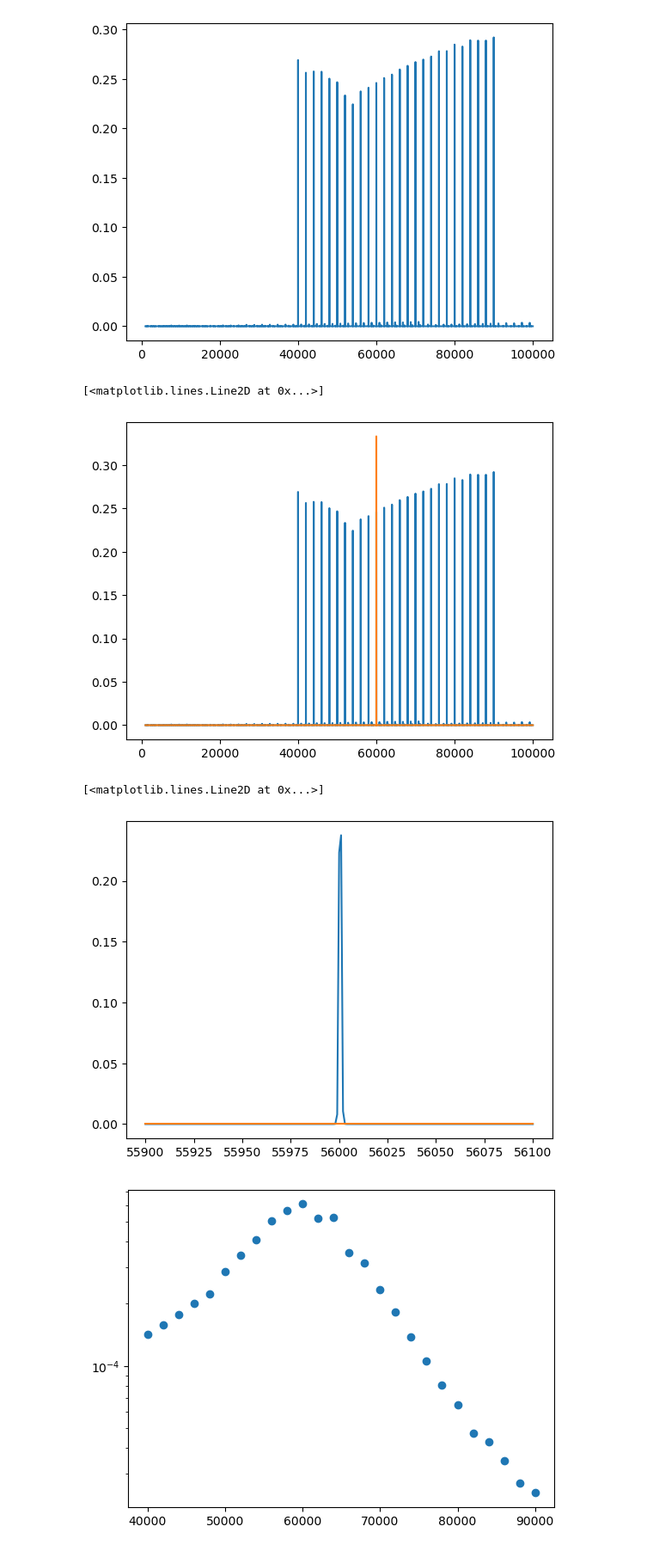
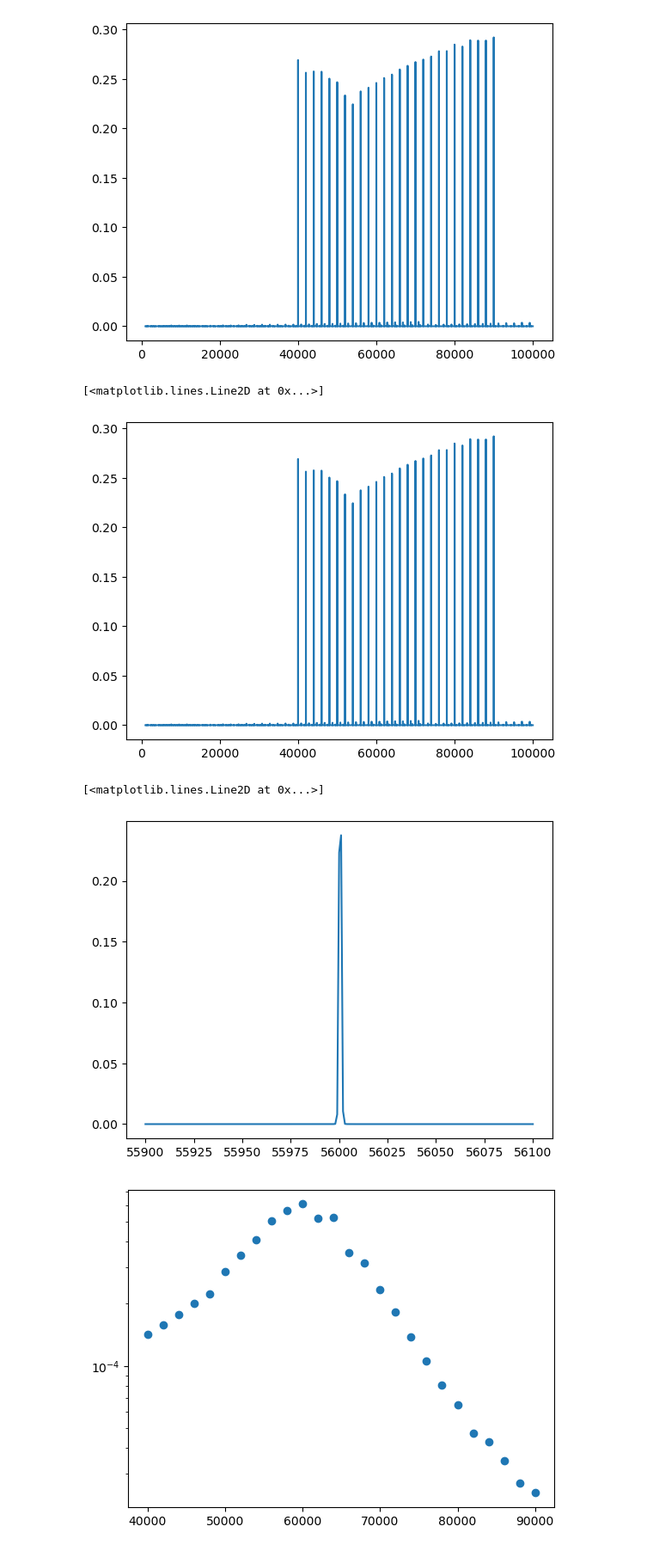
Before and after one commit to tompenny/SIMPLE_MASTQG_diamond, a Jupyter notebook: Particle Mass.ipynb, the cells around one changed output. Shown: that part at 86% size. Saved outputs shown, nothing was run; the diff lists cells and outputs as text; code cells hidden in the pictures.

```diff
--- a/Particle Mass.ipynb
+++ b/Particle Mass.ipynb
@@ -7,7 +7,7 @@ import scipy.optimize as opt
 import analysis_utils as au
 import importlib
 # %%
-filename = 'D:/Lab Data/diamond/240521/Mass/Particle 1/'
+filename = 'D:/Lab Data/diamond/240521/Mass/Particle 4/'
 data = sio.loadmat(filename + 'NoChargeNoDrive.mat')
 tt_ncnd = np.transpose(data['D'])[0]
 fs_ncnd = int(1/data['Tinterval'][0][0])
@@ -149,19 +149,19 @@ lb = int(nps_frac*1000)
 ub = int(nps_frac*100000)
 plt.figure()
 plt.plot(PSD_drive_fc[0][lb:ub], PSD_drive_fc[1][lb:ub])
-plt.plot(PSD_sin[0][lb:ub], PSD_sin[1][lb:ub])
+#plt.plot(PSD_sin[0][lb:ub], PSD_sin[1][lb:ub])
 # %% [output]
 [<matplotlib.lines.Line2D at 0x...>]
-[figure, old version]
+[figure, new version]
 # %%
 lb = int(nps_frac*56000)-100
 ub = int(nps_frac*56000)+101
 plt.figure()
 plt.plot(PSD_drive_fc[0][lb:ub], PSD_drive_fc[1][lb:ub])
-plt.plot(PSD_sin[0][lb:ub], PSD_sin[1][lb:ub])
+#plt.plot(PSD_sin[0][lb:ub], PSD_sin[1][lb:ub])
 # %% [output]
 [<matplotlib.lines.Line2D at 0x...>]
-[figure, old version]
+[figure, new version]
 # %%
 def Line(x, a, b):
     return a*x + b
```
Also changed, not shown: parts of 13 cells of this notebook.
